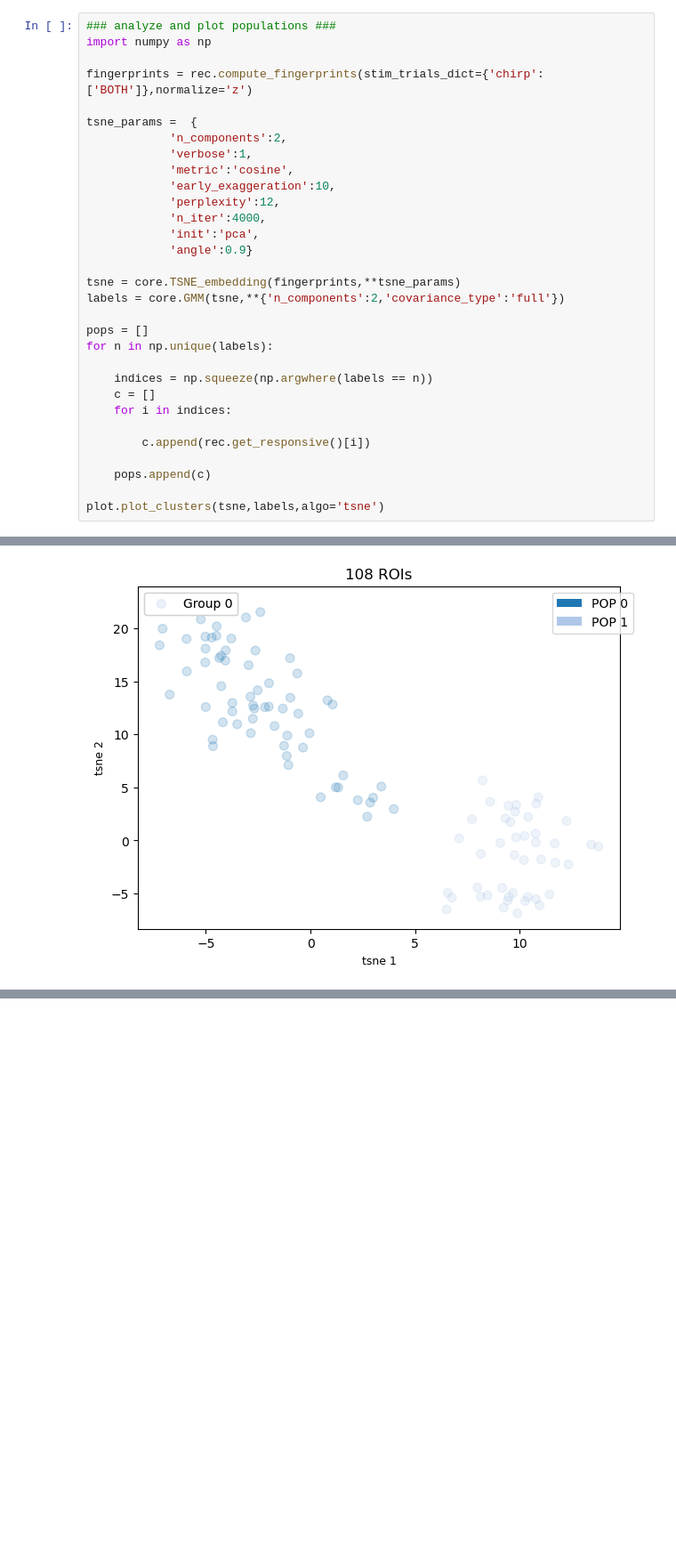
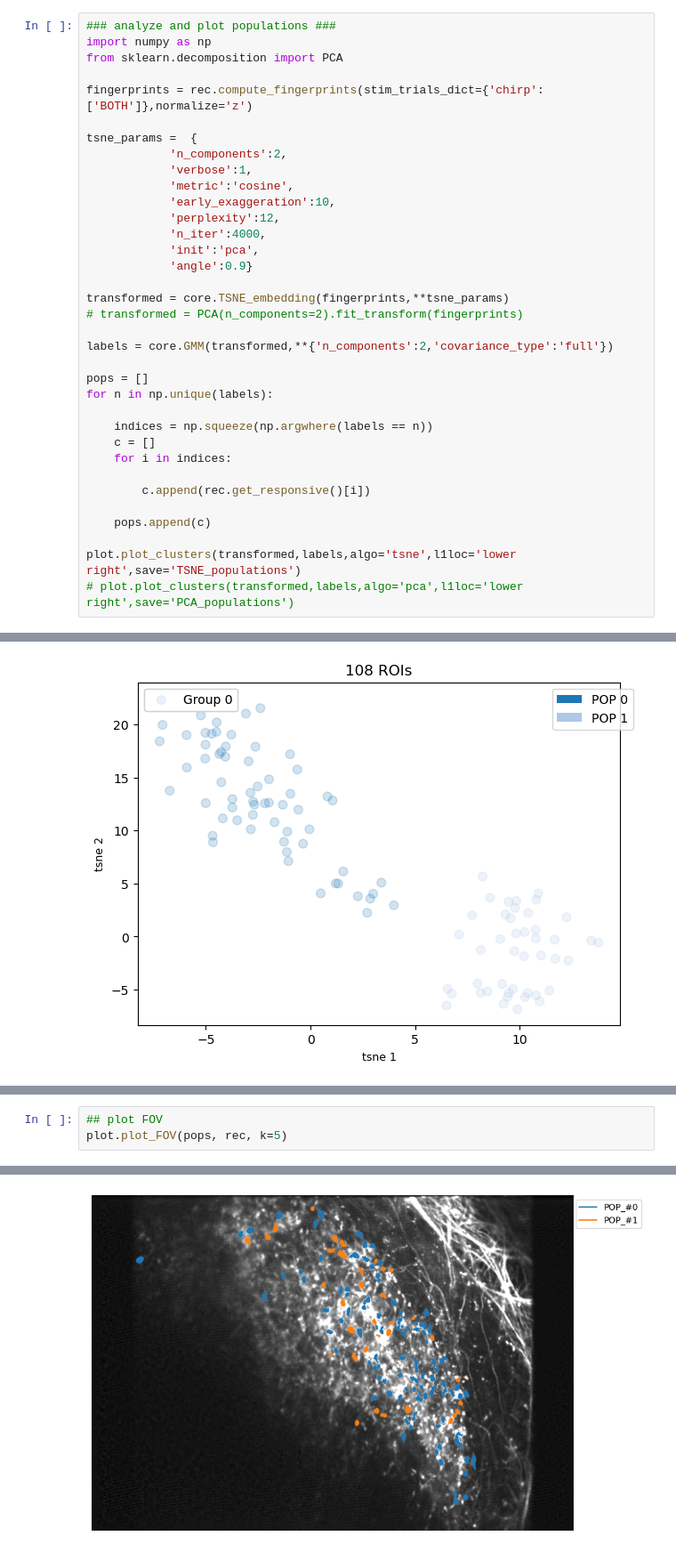
Before and after one commit to pietromicheli/Py2P, a Jupyter notebook: basic_analysis.ipynb, the cells around one changed output, grey strips where cells are left out. Shown at 89% size. Saved outputs shown, nothing was run; the diff lists cells and outputs as text; blank space fills up the shorter version.

```diff
--- a/basic_analysis.ipynb
+++ b/basic_analysis.ipynb
@@ -27,6 +27,7 @@ cells = rec.get_cells(keep_unresponsive=False)
 # %%
 ### analyze and plot populations ###
 import numpy as np
+from sklearn.decomposition import PCA
 
 fingerprints = rec.compute_fingerprints(stim_trials_dict={'chirp':['BOTH']},normalize='z')
 
@@ -40,8 +41,10 @@ tsne_params =  {
             'init':'pca',
             'angle':0.9}
 
-tsne = core.TSNE_embedding(fingerprints,**tsne_params)
-labels = core.GMM(tsne,**{'n_components':2,'covariance_type':'full'})
+transformed = core.TSNE_embedding(fingerprints,**tsne_params)
+# transformed = PCA(n_components=2).fit_transform(fingerprints)
+
+labels = core.GMM(transformed,**{'n_components':2,'covariance_type':'full'})
 
 pops = []
 for n in np.unique(labels):
@@ -54,7 +57,8 @@ for n in np.unique(labels):
 
     pops.append(c)
 
-plot.plot_clusters(tsne,labels,algo='tsne')
+plot.plot_clusters(transformed,labels,algo='tsne',l1loc='lower right',save='TSNE_populations')
+# plot.plot_clusters(transformed,labels,algo='pca',l1loc='lower right',save='PCA_populations')
 # %% [output]
 [t-SNE] Computing 37 nearest neighbors...
 [t-SNE] Indexed 108 samples in 0.000s...
@@ -238,0 +208,4 @@ Clipping input data to the valid range for imshow with RGB data ([0..1] for floa
+# %%
+## plot FOV
+plot.plot_FOV(pops, rec, k=5)
+# %% [output]
@@ -238,0 +213 @@ Clipping input data to the valid range for imshow with RGB data ([0..1] for floa
+[figure, added]
```
Also changed, not shown: parts of 2 cells of this notebook, 4 other files.
